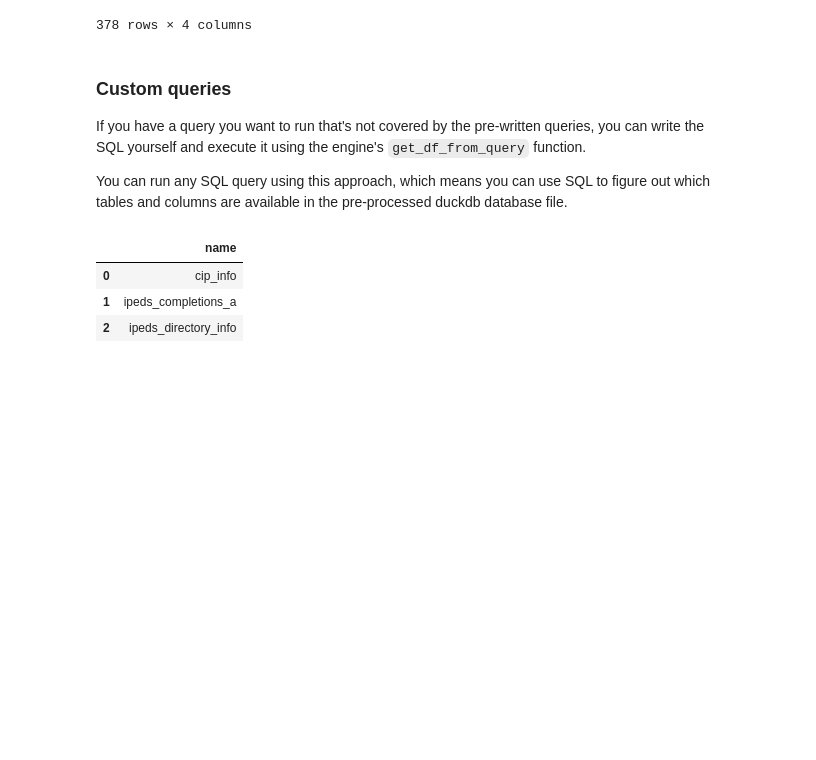
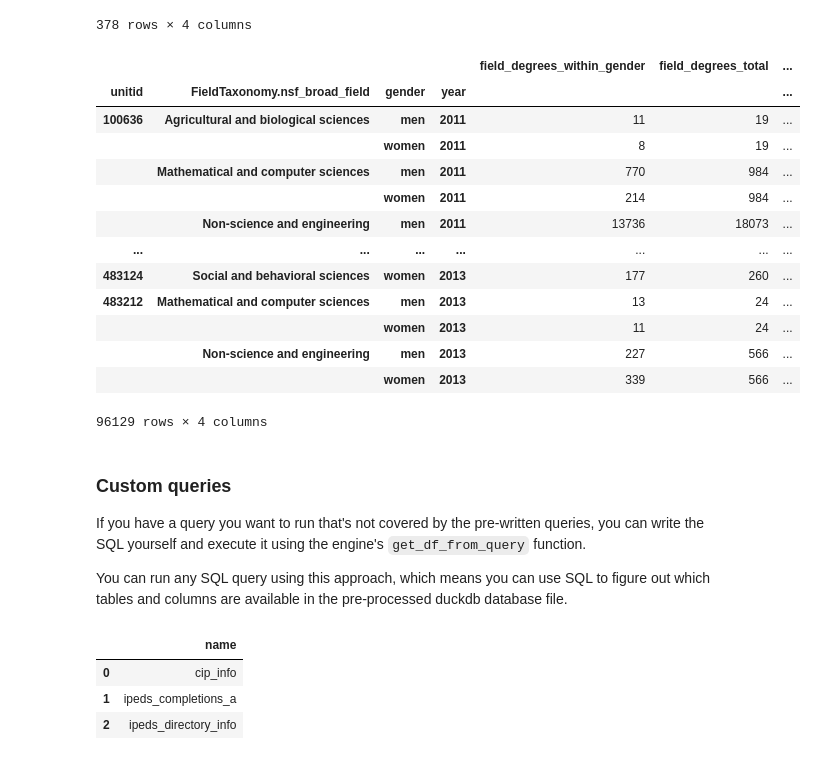
Before and after one commit to scienceforamerica/scipeds, a Jupyter notebook: docs/docs/usage.ipynb, the cells around one changed output. Cells and saved outputs as stored; diff of their text form; code cells hidden in the pictures; blank space fills up the shorter version.

```diff
--- a/docs/docs/usage.ipynb
+++ b/docs/docs/usage.ipynb
@@ -301,6 +302,31 @@ engine.field_totals_by_grouping(
 |  | White | men | 15086 | 80875 | 487323 | ... |
 |  |  | women | 23914 | 80875 | 664373 | ... |
 378 rows × 4 columns
+# %%
+# Aggregate by gender for each NSF Broad Field and each university each year
+filters=QueryFilters(start_year=2011, end_year=2013)
+df = engine.uni_field_totals_by_grouping(
+    grouping=Grouping.gender,
+    taxonomy=FieldTaxonomy.nsf_broad_field,
+    query_filters=filters,
+    by_year=True,
+)
+df
+# %% [output]
+|  |  |  |  | field_degrees_within_gender | field_degrees_total | ... |
+| unitid | FieldTaxonomy.nsf_broad_field | gender | year |  |  | ... |
+| 100636 | Agricultural and biological sciences | men | 2011 | 11 | 19 | ... |
+|  |  | women | 2011 | 8 | 19 | ... |
+|  | Mathematical and computer sciences | men | 2011 | 770 | 984 | ... |
+|  |  | women | 2011 | 214 | 984 | ... |
+|  | Non-science and engineering | men | 2011 | 13736 | 18073 | ... |
+| ... | ... | ... | ... | ... | ... | ... |
+| 483124 | Social and behavioral sciences | women | 2013 | 177 | 260 | ... |
+| 483212 | Mathematical and computer sciences | men | 2013 | 13 | 24 | ... |
+|  |  | women | 2013 | 11 | 24 | ... |
+|  | Non-science and engineering | men | 2013 | 227 | 566 | ... |
+|  |  | women | 2013 | 339 | 566 | ... |
+96129 rows × 4 columns
 # %% [markdown]
 ### Custom queries
 
```
Also changed, not shown: parts of 4 cells of this notebook.
